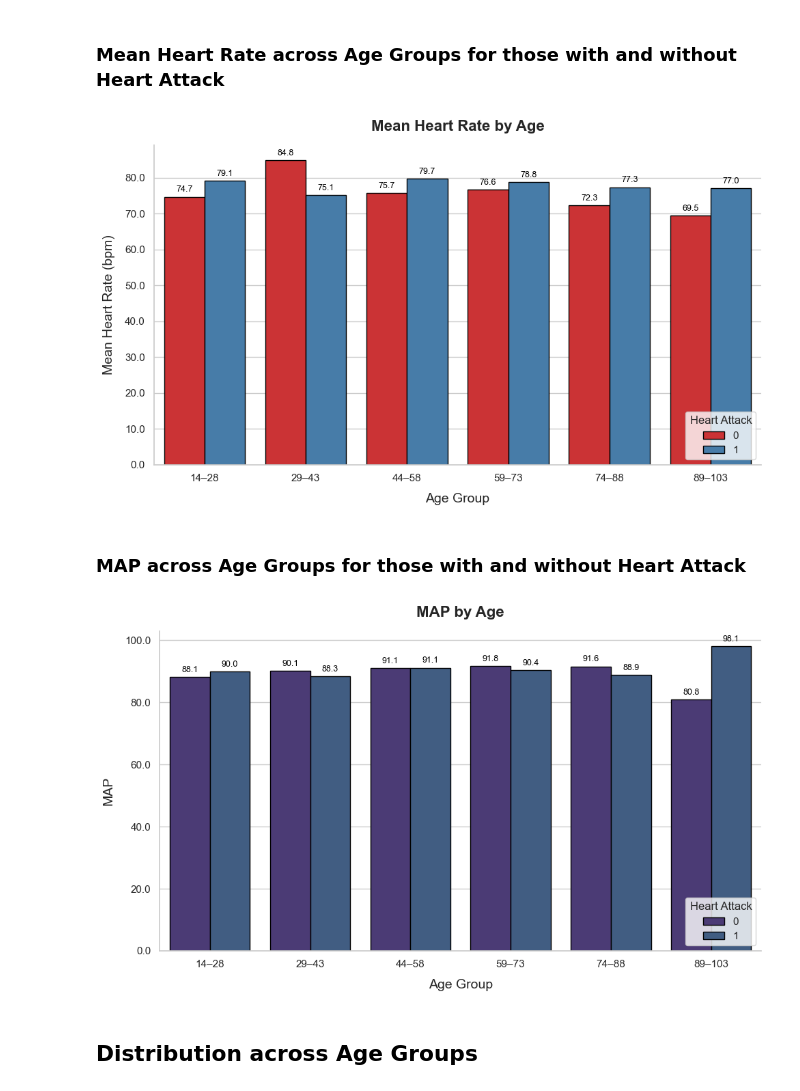
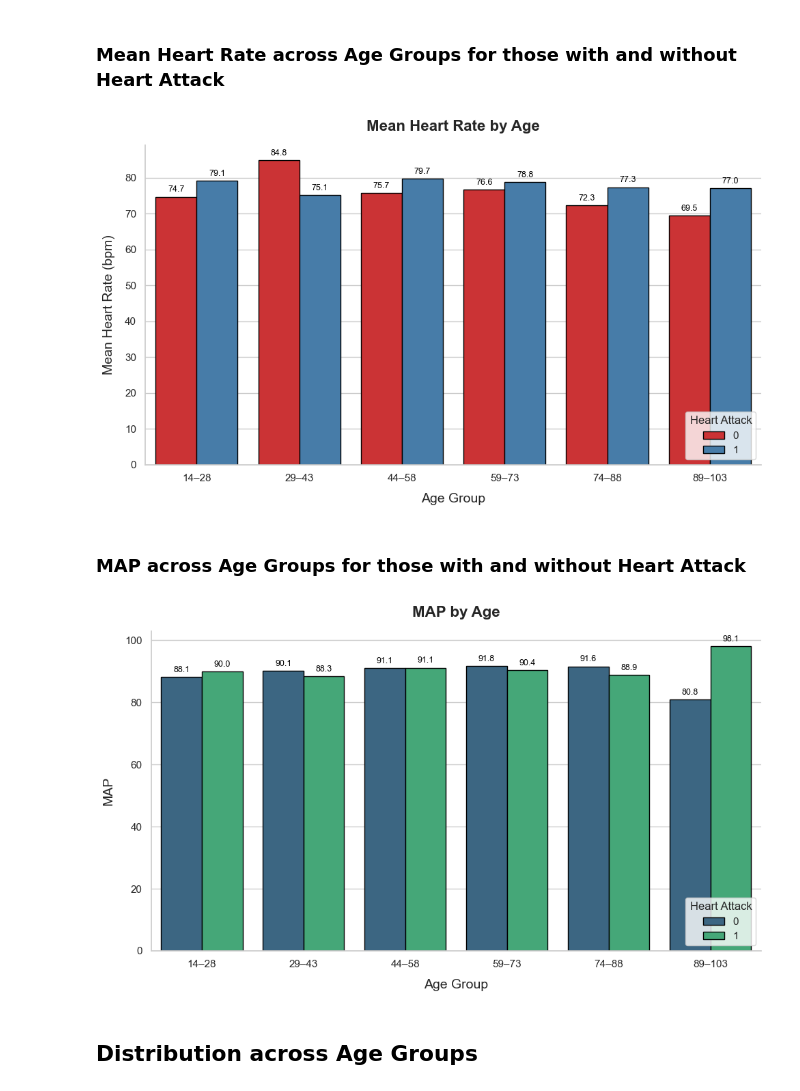
Before and after one commit to sundar139/Heart-Attack-Data-Analysis, a Jupyter notebook: Data Analysis.ipynb, the cells around one changed output. Cells and saved outputs as stored; diff of their text form; code cells hidden in the pictures.

```diff
--- a/Data Analysis.ipynb
+++ b/Data Analysis.ipynb
@@ -218,7 +218,7 @@ df_bp['BP Category'] = df_bp.apply(categorize_bp, axis=1)
 grouped = df_bp.groupby(['BP Category', 'Result']).size().reset_index(name='Count')
 
 sns.set(style='whitegrid')
-palette = sns.color_palette('magma')
+palette = sns.color_palette('magma', 2)
 
 plt.figure(figsize=(12, 6))
 ax = sns.barplot(data=grouped, x='BP Category', y='Count', hue='Result', palette=palette, order=bp, edgecolor='black')
@@ -269,7 +269,7 @@ grouped = df_sugar.groupby(['Blood Sugar Category', 'Result']).size().reset_inde
 
 
 sns.set(style='whitegrid')
-palette = sns.color_palette('Paired')
+palette = sns.color_palette('Paired', 2)
 
 plt.figure(figsize=(8, 6))
 ax = sns.barplot(data=grouped, x='Blood Sugar Category', y='Count', hue='Result',
@@ -309,10 +309,10 @@ bins = range(int(df1['Age'].min()), int(df1['Age'].max()) + 15, 15)
 labels = [f'{bins[i]}–{bins[i+1]-1}' for i in range(len(bins) - 1)]
 df1['Age_group'] = pd.cut(df1['Age'], bins=bins, labels=labels, right=False)
 
-grouped = df1.groupby(['Age_group', 'Result'])['Heart rate'].mean().reset_index()
+grouped = df1.groupby(['Age_group', 'Result'], observed=True)['Heart rate'].mean().reset_index()
 
 sns.set(style="whitegrid")
-palette = sns.color_palette("Set1")
+palette = sns.color_palette("Set1", 2)
 
 plt.figure(figsize=(10, 6))
 ax = sns.barplot(
@@ -338,56 +338,56 @@ for p in ax.patches:
 ax.set_title('Mean Heart Rate by Age', fontsize=16, weight='bold', pad=15)
 ax.set_xlabel('Age Group', fontsize=14, labelpad=10)
 ax.set_ylabel('Mean Heart Rate (bpm)', fontsize=14, labelpad=10)
-ax.set_xticklabels(ax.get_xticklabels(), fontsize=11)
-ax.set_yticklabels(ax.get_yticks(), fontsize=11)
+ax.tick_params(axis='x', labelsize=11)
+ax.tick_params(axis='y', labelsize=11)
 ax.legend(title='Heart Attack', title_fontsize=12, fontsize=11, loc='lower right')
 
 sns.despine()
 plt.tight_layout()
 plt.show()
 # %% [output]
-[figure, old version]
+[figure, new version]
 # %% [markdown]
 ### MAP across Age Groups for those with and without Heart Attack
 # %%
-mean_map = (df1.groupby(['Age_group', 'Result'])['MAP'].mean().sort_index().reset_index())
+mean_map = (df1.groupby(['Age_group', 'Result'], observed=True)['MAP'].mean().sort_index().reset_index())
 
 sns.set(style="whitegrid")
-palette = sns.color_palette("viridis")
+palette = sns.color_palette("viridis", 2)
 
 plt.figure(figsize=(10, 6))
 ax = sns.barplot(
     data=mean_map,
     x='Age_group',
     y='MAP',
     hue='Result',
     palette=palette,
     edgecolor='black'
 )
 
 for p in ax.patches:
     height = p.get_height()
     if height > 0:
         ax.annotate(f'{height:.1f}',
                     (p.get_x() + p.get_width() / 2., height),
                     ha='center', va='bottom',
                     fontsize=9,
                     color='black',
                     xytext=(0, 3),
                     textcoords='offset points')
 
 ax.set_title('MAP by Age', fontsize=16, weight='bold', pad=15)
 ax.set_xlabel('Age Group', fontsize=14, labelpad=10)
 ax.set_ylabel('MAP', fontsize=14, labelpad=10)
-ax.set_xticklabels(ax.get_xticklabels(), fontsize=11)
-ax.set_yticklabels(ax.get_yticks(), fontsize=11)
+ax.tick_params(axis='x', labelsize=11)
+ax.tick_params(axis='y', labelsize=11)
 ax.legend(title='Heart Attack', title_fontsize=12, fontsize=11, loc='lower right')
 
 sns.despine()
 plt.tight_layout()
 plt.show()
 # %% [output]
-[figure, old version]
+[figure, new version]
 # %% [markdown]
 ## Distribution across Age Groups
 # %% [markdown]
```
Also changed, not shown: parts of 7 cells of this notebook.
